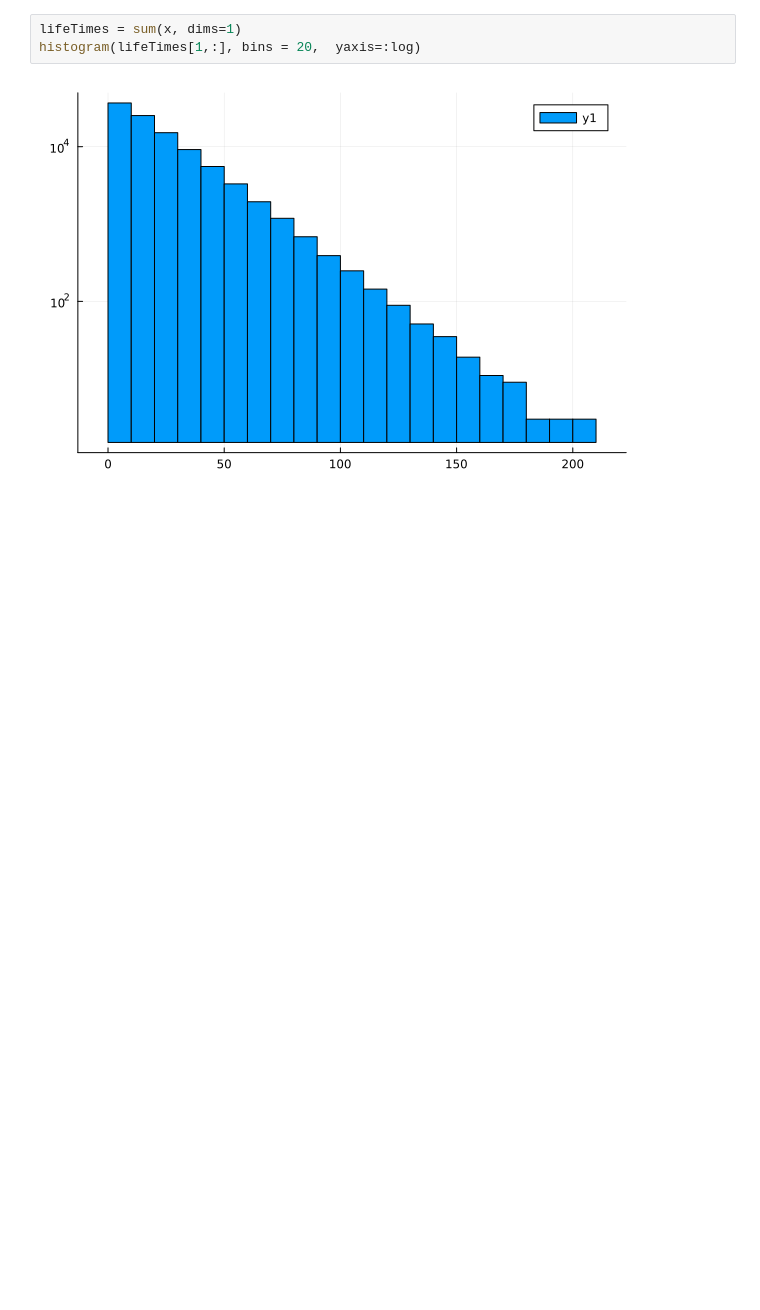
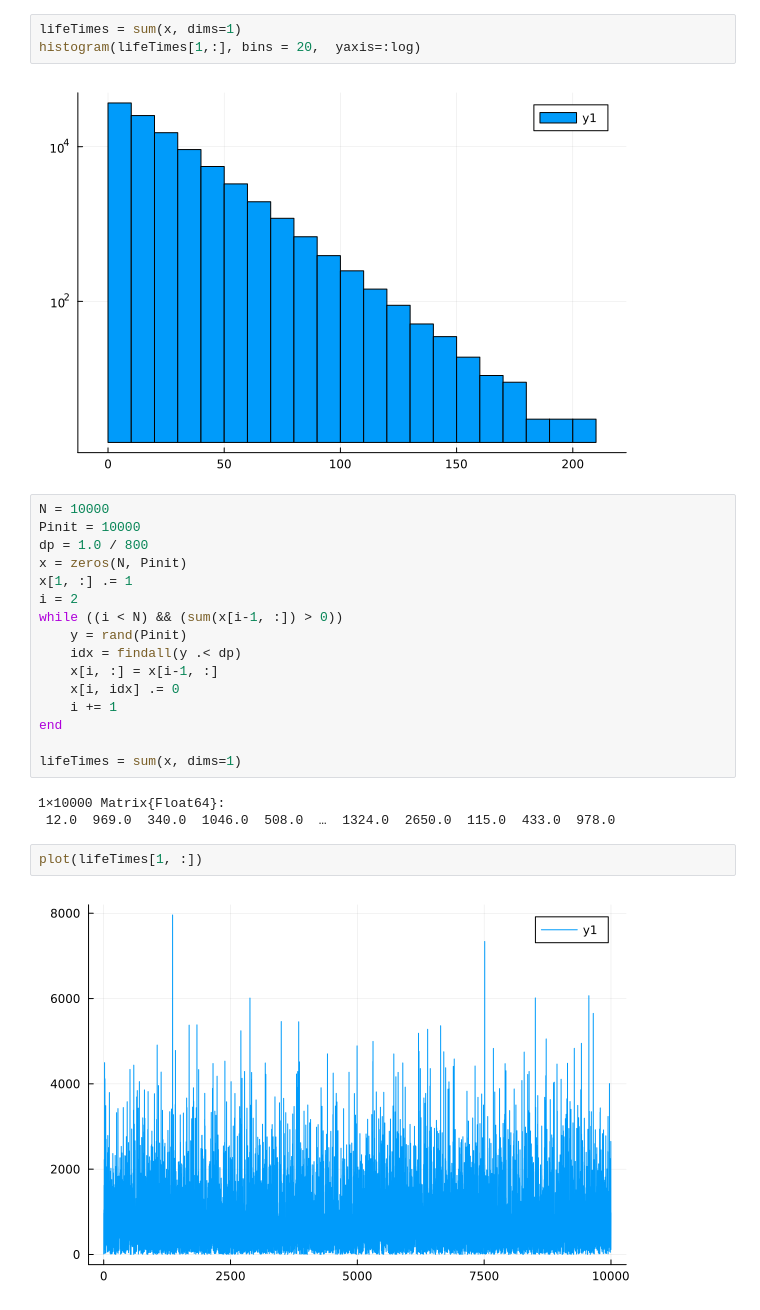
Before and after one commit to moises-santillan/MathematicalBiology, a Jupyter notebook: code/ExponentialDecay.ipynb, the cells around one changed output. Cells and saved outputs as stored; diff of their text form; blank space fills up the shorter version.

```diff
--- a/code/ExponentialDecay.ipynb
+++ b/code/ExponentialDecay.ipynb
@@ -41,3 +42,26 @@ lifeTimes = sum(x, dims=1)
 histogram(lifeTimes[1,:], bins = 20,  yaxis=:log)
 # %% [output]
 [figure]
+# %%
+N = 10000
+Pinit = 10000
+dp = 1.0 / 800
+x = zeros(N, Pinit)
+x[1, :] .= 1
+i = 2
+while ((i < N) && (sum(x[i-1, :]) > 0))
+    y = rand(Pinit)
+    idx = findall(y .< dp)
+    x[i, :] = x[i-1, :]
+    x[i, idx] .= 0
+    i += 1
+end
+
+lifeTimes = sum(x, dims=1)
+# %% [output]
+1×10000 Matrix{Float64}:
+ 12.0  969.0  340.0  1046.0  508.0  …  1324.0  2650.0  115.0  433.0  978.0
+# %%
+plot(lifeTimes[1, :])
+# %% [output]
+[figure, added]
```
Also changed, not shown: parts of 2 cells of this notebook.
